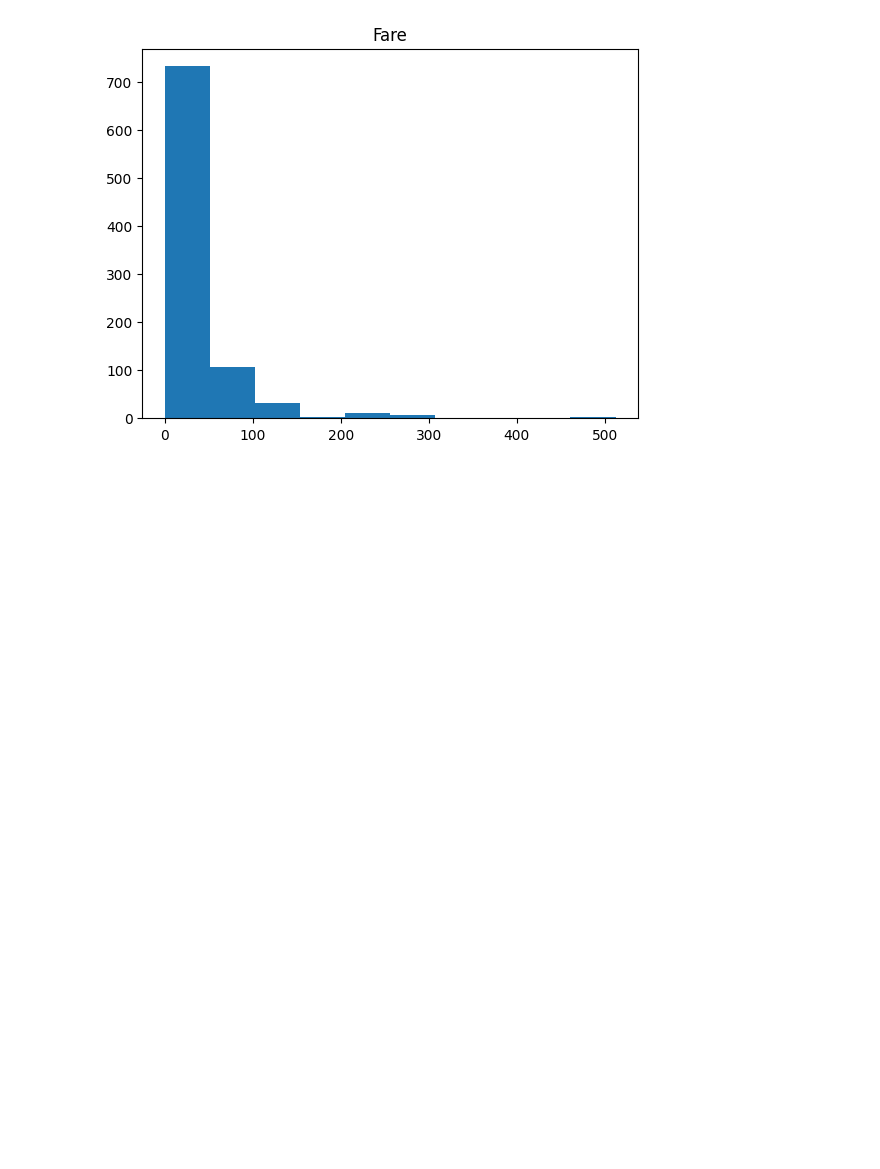
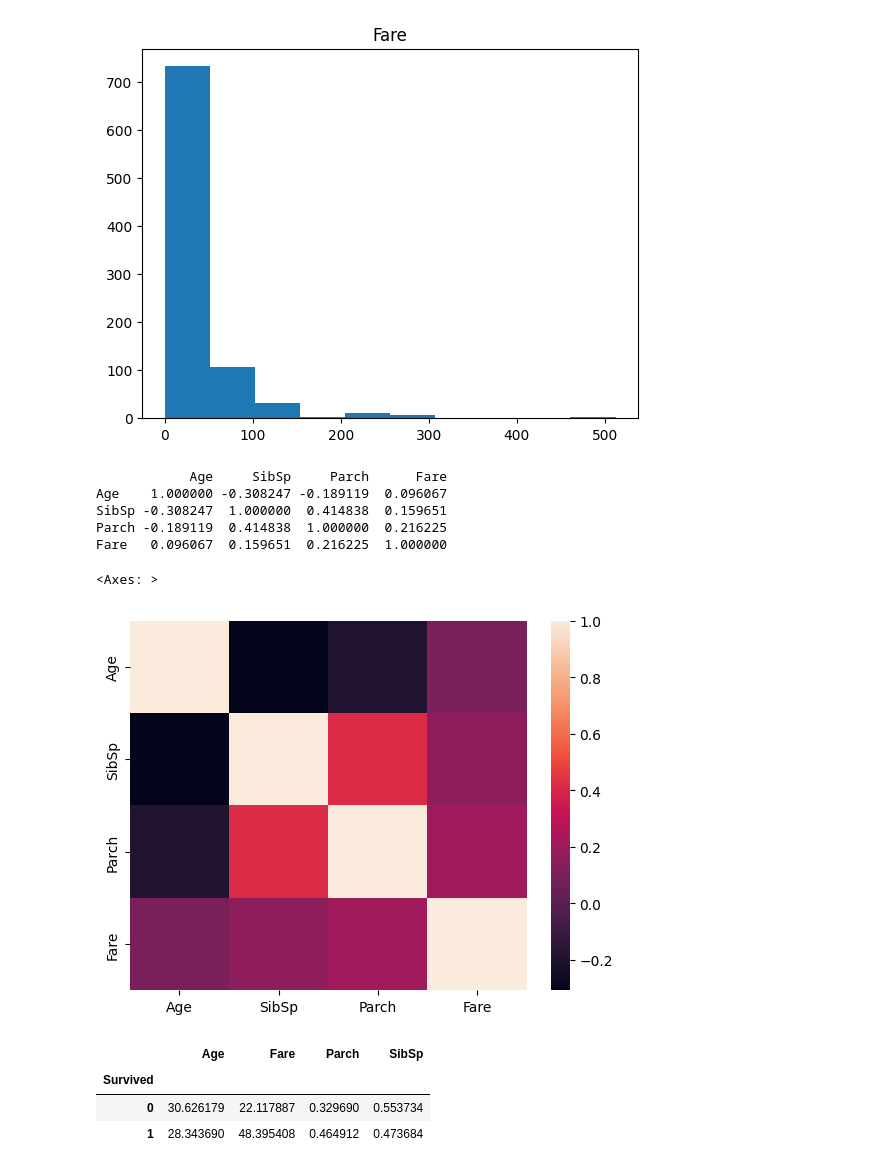
Before and after one commit to yeshapatel356/Titanic-Survival-Project, a Jupyter notebook: Titanic.ipynb, the cells around one changed output. Saved outputs shown, nothing was run; the diff lists cells and outputs as text; code cells hidden in the pictures; blank space fills up the shorter version.

Commit message:
data preprocessing

```diff
--- a/Titanic.ipynb
+++ b/Titanic.ipynb
@@ -99,3 +99,23 @@ for i in df_numeric.columns:
 [figure]
 [figure]
 [figure]
+# %%
+print(df_numeric.corr())
+sns.heatmap(df_numeric.corr())
+# %% [output]
+            Age     SibSp     Parch      Fare
+Age    1.000000 -0.308247 -0.189119  0.096067
+SibSp -0.308247  1.000000  0.414838  0.159651
+Parch -0.189119  0.414838  1.000000  0.216225
+Fare   0.096067  0.159651  0.216225  1.000000
+<Axes: >
+[figure, added]
+# %%
+#compare survival rate across numeric variables
+# pd.pivot_table is used for tabular out of data
+pd.pivot_table(training, index = 'Survived', values = ['Age', 'SibSp', 'Parch', 'Fare'])
+# %% [output]
+|  | Age | Fare | Parch | SibSp |
+| Survived |  |  |  |  |
+| 0 | 30.626179 | 22.117887 | 0.329690 | 0.553734 |
+| 1 | 28.343690 | 48.395408 | 0.464912 | 0.473684 |
```
Also changed, not shown: parts of 17 cells of this notebook.
